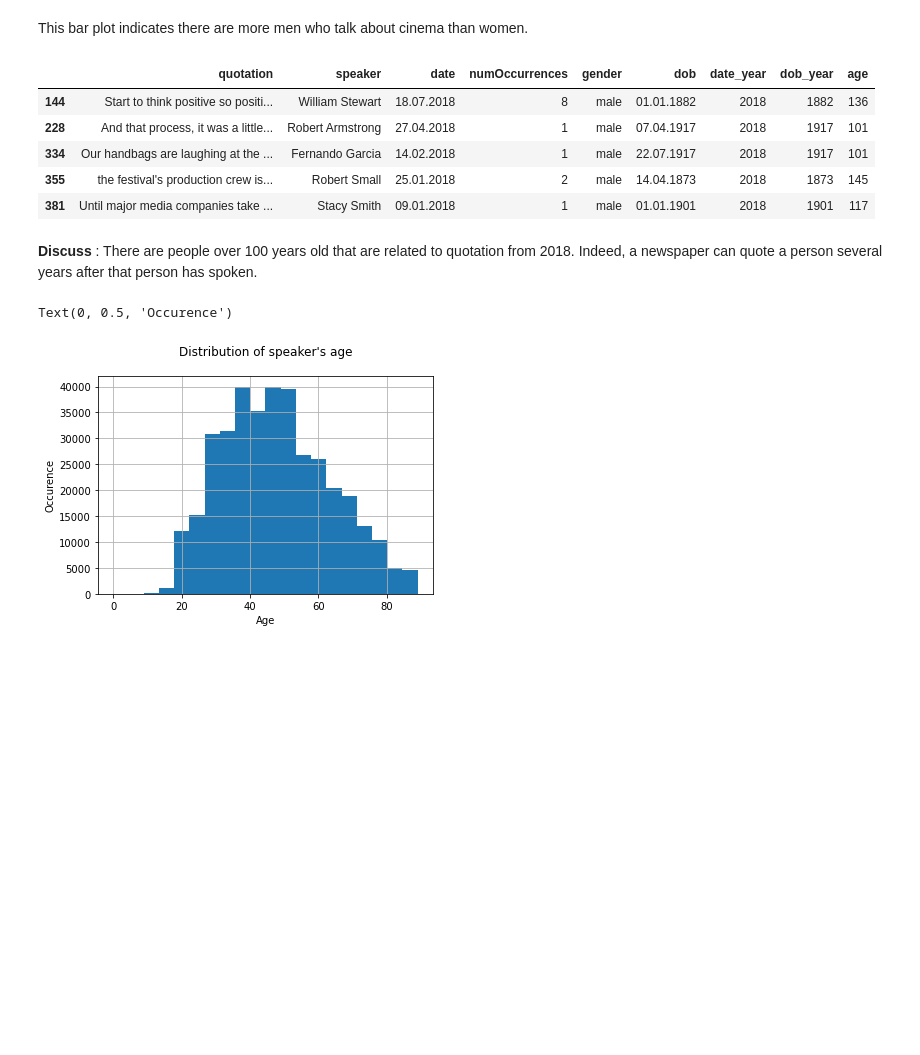
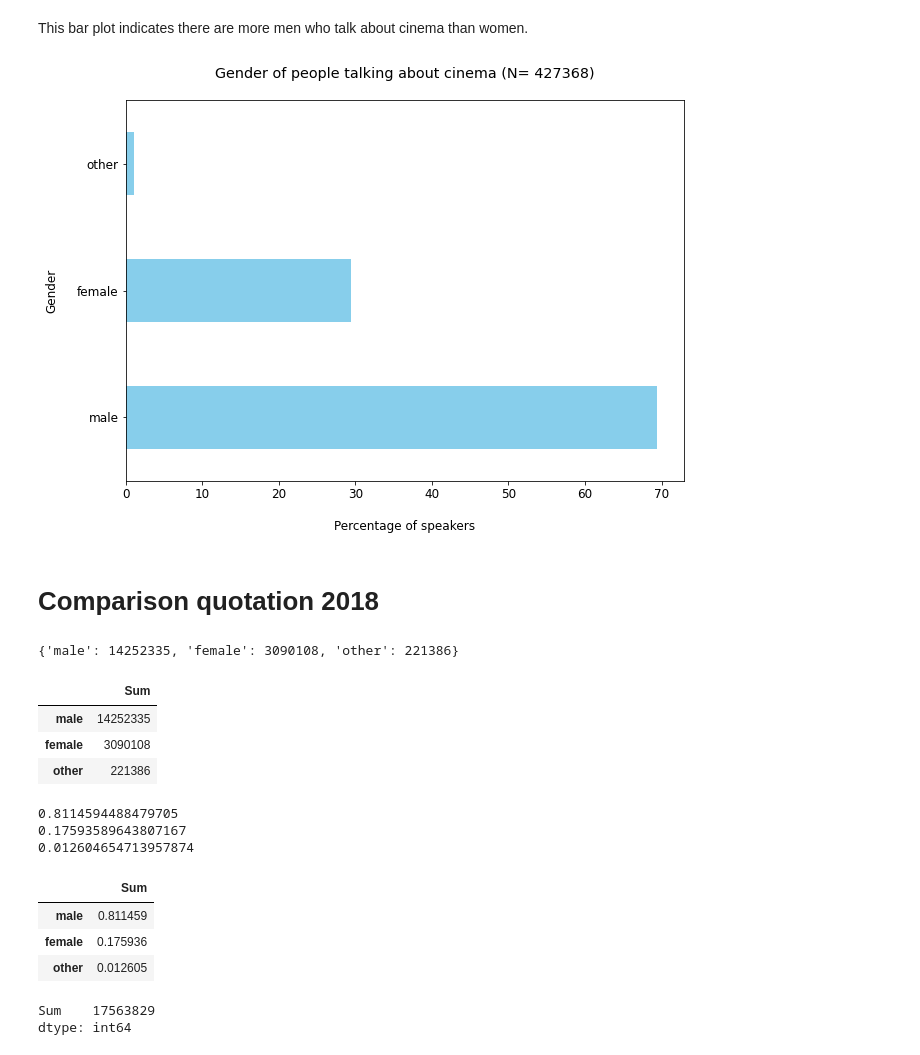
Before and after one commit to epfl-ada/ada-2021-project-escouade, a Jupyter notebook: src/Question_1.ipynb, the cells around one changed output. Saved outputs shown, nothing was run; the diff lists cells and outputs as text; code cells hidden in the pictures; blank space fills up the shorter version.

```diff
--- a/src/Question_1.ipynb
+++ b/src/Question_1.ipynb
@@ -194,25 +142,56 @@ Text(0.5, 0, 'Number of speakers')
 # %% [markdown]
 This bar plot indicates there are more men who talk about cinema than women.
-# %%
-df_movie_age[df_movie_age['age'] > 100].head()
-# %% [output]
-|  | quotation | speaker | date | numOccurrences | gender | dob | date_year | dob_year | age |
-| 144 | Start to think positive so positi... | William Stewart | 18.07.2018 | 8 | male | 01.01.1882 | 2018 | 1882 | 136 |
-| 228 | And that process, it was a little... | Robert Armstrong | 27.04.2018 | 1 | male | 07.04.1917 | 2018 | 1917 | 101 |
-| 334 | Our handbags are laughing at the ... | Fernando Garcia | 14.02.2018 | 1 | male | 22.07.1917 | 2018 | 1917 | 101 |
-| 355 | the festival's production crew is... | Robert Small | 25.01.2018 | 2 | male | 14.04.1873 | 2018 | 1873 | 145 |
-| 381 | Until major media companies take ... | Stacy Smith | 09.01.2018 | 1 | male | 01.01.1901 | 2018 | 1901 | 117 |
-# %% [markdown]
-__Discuss__ : There are people over 100 years old that are related to quotation from 2018. Indeed, a newspaper can quote a person several years after that person has spoken.
-# %%
-df_movie_age_filtered = df_movie_age[df_movie_age['age'] < 90]
-df_movie_age_filtered.sort_values(by = ['age'])
-
-df_movie_age_filtered['age'].hist(bins = 20)
-
-plt.title("Distribution of speaker's age\n")
-plt.xlabel('Age')
-plt.ylabel('Occurence')
-# %% [output]
-Text(0, 0.5, 'Occurence')
-[figure, removed]
+# %%
+plt.figure(figsize=(10, 7))
+plt.rc('font', size=12)
+
+df_movie_quote['gender'].value_counts(normalize=True).mul(100).plot.barh(color = 'skyblue')
+
+plt.title("Gender of people talking about cinema (N= 427368)\n")
+plt.ylabel("Gender\n")
+plt.xlabel("\nPercentage of speakers")
+
+plt.savefig('../results/Plot_speaker_by_gender_cinema.png', bbox_inches='tight')
+
+plt.show()
+# %% [output]
+[figure, added]
+# %% [markdown]
+# Comparison quotation 2018
+# %%
+with open('../generated/QUOTEBANK/dict_gender_all.pickle', 'rb') as f:
+    dict_gender_quote = pickle.loads(f.read())
+dict_gender_quote
+# %% [output]
+{'male': 14252335, 'female': 3090108, 'other': 221386}
+# %%
+df_gender = pd.DataFrame.from_dict(dict_gender_quote, orient ='index', columns = ['Sum'])
+df_gender
+# %% [output]
+|  | Sum |
+| male | 14252335 |
+| female | 3090108 |
+| other | 221386 |
+# %%
+for i in df_gender['Sum']:
+    i = i / df_gender['Sum'].sum()
+    print(i)
+# %% [output]
+0.8114594488479705
+0.17593589643807167
+0.012604654713957874
+# %%
+dict_gender = {'male': 0.8114594488479705, 'female': 0.17593589643807167, 'other': 0.012604654713957874}
+
+df_gender_perc = pd.DataFrame.from_dict(dict_gender, orient ='index', columns = ['Sum'])
+df_gender_perc
+# %% [output]
+|  | Sum |
+| male | 0.811459 |
+| female | 0.175936 |
+| other | 0.012605 |
+# %%
+df_gender.sum()
+# %% [output]
+Sum    17563829
+dtype: int64
```
Also changed, not shown: parts of 14 cells of this notebook.
